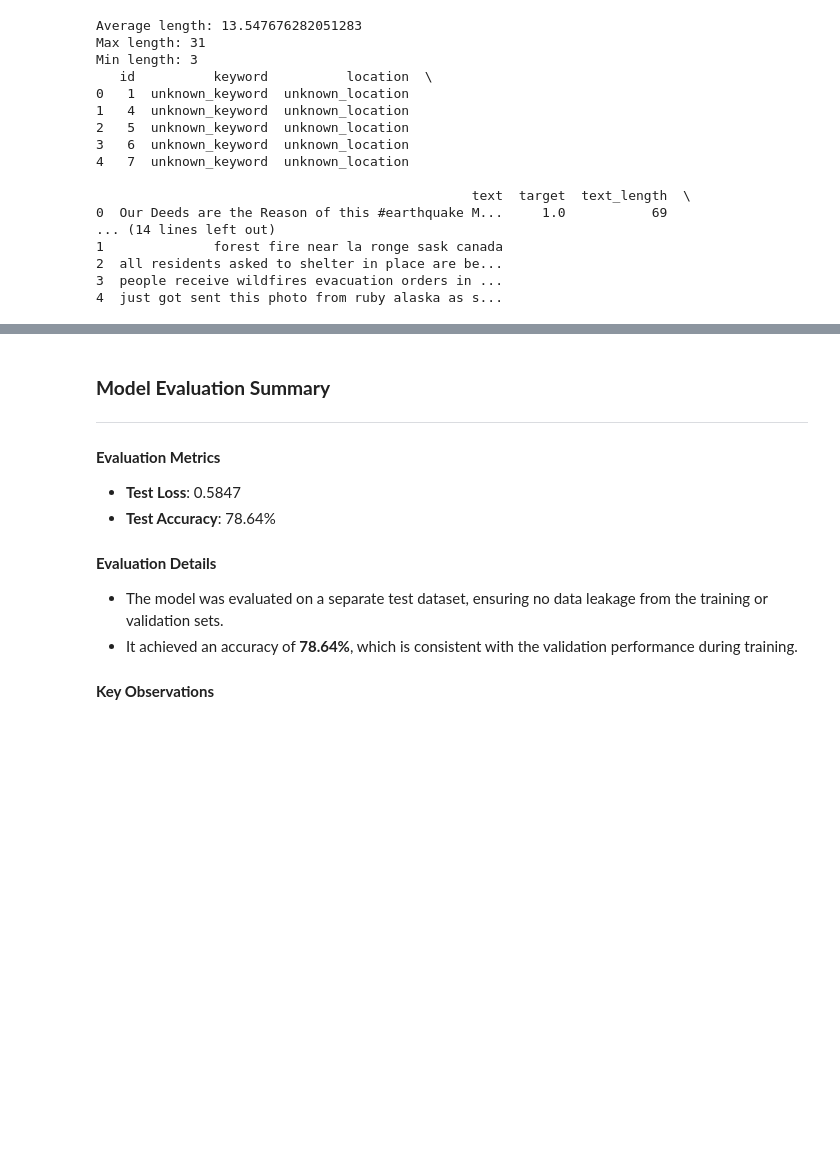
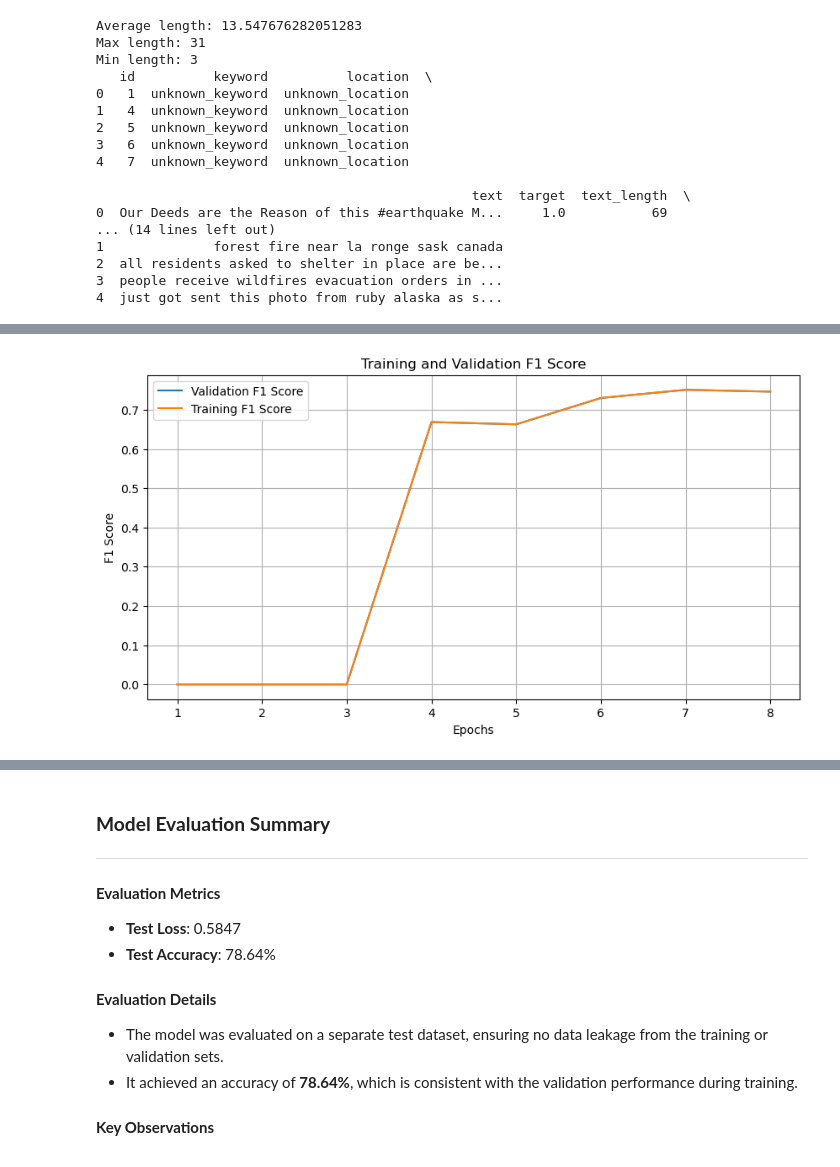
Before and after one commit to SQLHunch/disaster-detection-tweets, a Jupyter notebook: Disaster Detection with Tweets.ipynb, the cells around one changed output, grey strips where cells are left out. Drawn from its saved outputs; the diff is of its cells as text; code cells hidden in the pictures; blank space fills up the shorter version.

```diff
--- a/Disaster Detection with Tweets.ipynb
+++ b/Disaster Detection with Tweets.ipynb
@@ -531 +534,16 @@ Epoch 4/10
+# %%
+# Plot F1 Score
+epochs = range(1, len(f1_callback.f1_scores) + 1)
+
+plt.figure(figsize=(10, 5))
+plt.plot(epochs, f1_callback.f1_scores, label="Validation F1 Score")
+plt.plot(epochs, f1_callback.training_f1_scores, label="Training F1 Score")
+plt.xlabel("Epochs")
+plt.ylabel("F1 Score")
+plt.title("Training and Validation F1 Score")
+plt.legend()
+plt.grid(True)
+plt.show()
+# %% [output]
+[figure, added]
 # %%
```
Also changed, not shown: parts of 10 cells of this notebook.
